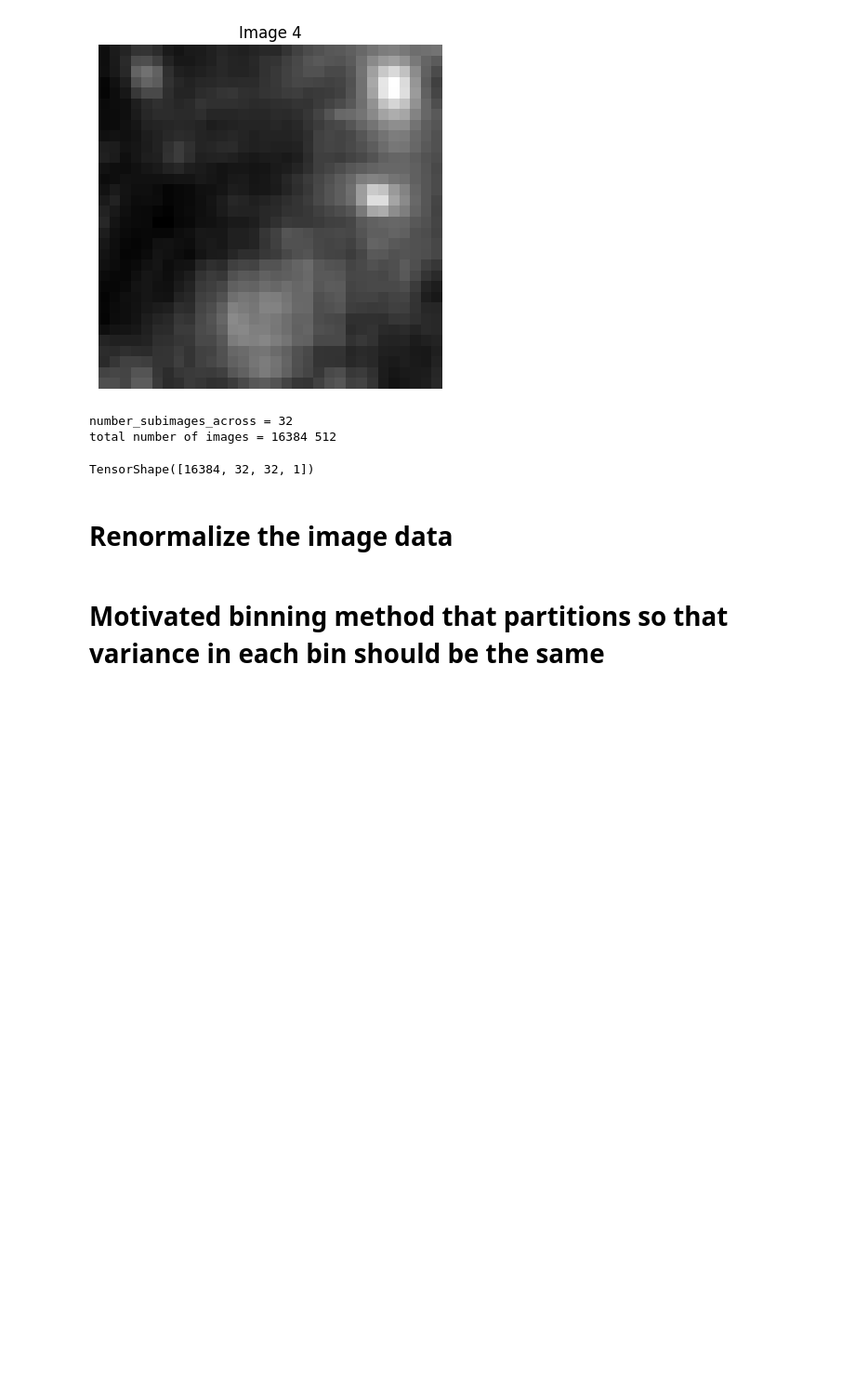
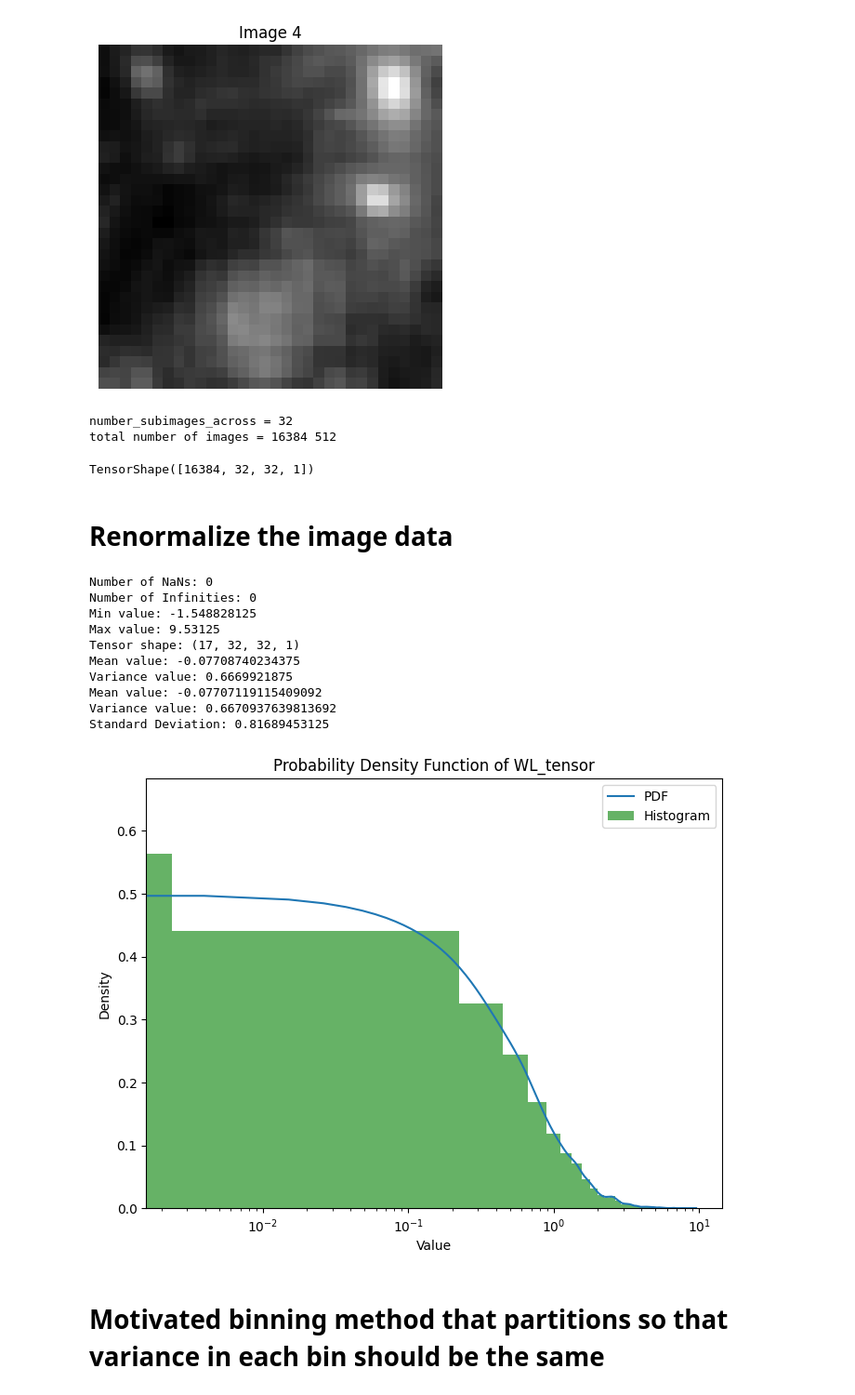
Before and after one commit to astromcquinn/cosmological_compression, a Jupyter notebook: imageTransformerWeakLensing.ipynb, the cells around one changed output. Shown: that part at 93% size. Cells and saved outputs as stored; diff of their text form; code cells hidden in the pictures; blank space fills up the shorter version.

```diff
--- a/imageTransformerWeakLensing.ipynb
+++ b/imageTransformerWeakLensing.ipynb
@@ -86,7 +86,9 @@ Num GPUs Available:  1
 # %% [markdown]
 # Read into memory the data
 # %%
-#import wl_auxiliary
+#parameters we need
+normalize_by_RMS = True #first time set to zero
+LOGFIELD = False
 
 def get_labels_for_file(dir_name):
     """
@@ -146,9 +148,9 @@ for idy, dir_name in enumerate(all_directories):
 
             original_data = hdul[0].data
 
-            if RMS == 0: #get RMS to divide by for first file to normalize everything
-                RMS = np.sqrt(np.var(hdul[0].data))
-                print(f"RMS={RMS}")
+            #if RMS == 0: #get RMS to divide by for first file to normalize everything
+            #    RMS = np.sqrt(np.var(hdul[0].data))
+            #    print(f"RMS={RMS}")
 
             ##get rid of NANs, which affects a few files
             #if np.isnan(original_data).any():
@@ -157,7 +159,7 @@ for idy, dir_name in enumerate(all_directories):
             for i in range(number_subimages_across):
                 for j in range(number_subimages_across):
                     data_array[idy][numsubimages*idx+ number_subimages_across*i+j] = original_data[sub_image_size*i:sub_image_size*(i+1),\
-                                                                  sub_image_size*j:sub_image_size*(j+1)]/RMS
+                                                                  sub_image_size*j:sub_image_size*(j+1)]
                 number_subimages_total +=1
 
 
@@ -168,6 +170,19 @@ for idy, dir_name in enumerate(all_directories):
 
 
     #flatten data_array[idy][numsubimages*idx+ number_subimages_across*i+j]
+
+if LOGFIELD:
+    meanf = np.mean(data_array)
+    stdf = np.std(data_array)
+    minf = np.min(data_array)
+    data_array = np.log((data_array-minf)/stdf + 1e-3)  #this was 1e-30 before 10/29/24, but 1e-3 makes sense to me
+    print("LOGFIELD = True :  mean, std, min", meanf, stdf, minf)
+elif normalize_by_RMS:
+    stdf = np.std(data_array)
+    data_array = data_array/stdf
+    print(stdf)
+    print("normalize_by_RMS = True : std", stdf)
+
 WL_tensor = tf.convert_to_tensor(data_array)
 
 WL_tensor = tf.reshape(WL_tensor, (-1, WL_tensor.shape[2], WL_tensor.shape[3]));
@@ -237,7 +248,7 @@ def welford_algorithm(data):
     variance = M2 / (n - 1) if n > 1 else float('nan')
     return mean, variance
 
-calculate_statistics = False
+calculate_statistics = True
 
 if calculate_statistics:
     # Assuming WL_tensor is a TensorFlow tensor of floating-point numbers
@@ -278,33 +289,45 @@ if calculate_statistics:
 
     # Calculate mean and variance using Welford's algorithm
     mean_value, variance_value = welford_algorithm(WL_tensor_flat)
     print(f"Mean value: {mean_value}")
     print(f"Variance value: {variance_value}")
 
 
     # Calculate the standard deviation
     std_dev = np.std(WL_tensor_np)
     print(f"Standard Deviation: {std_dev}")
 
     DO_KDE= True
     if DO_KDE:
         # Flatten the tensor to 1D for PDF calculation
         WL_tensor_flat = WL_tensor_np.flatten()
 
         # Calculate the PDF using Gaussian Kernel Density Estimation
         kde = gaussian_kde(WL_tensor_flat)
         x_values = np.linspace(WL_tensor_flat.min(), WL_tensor_flat.max(), 1000)
         pdf_values = kde(x_values)
 
         # Plot the PDF
         plt.figure(figsize=(8, 6))
         plt.semilogx(x_values, pdf_values, label='PDF')
         plt.hist(WL_tensor_flat, bins=50, density=True, alpha=0.6, color='g', label='Histogram')
         plt.title('Probability Density Function of WL_tensor')
         plt.xlabel('Value')
         plt.ylabel('Density')
         plt.legend()
         plt.show()
+# %% [output]
+Number of NaNs: 0
+Number of Infinities: 0
+Min value: -1.548828125
+Max value: 9.53125
+Tensor shape: (17, 32, 32, 1)
+Mean value: -0.07708740234375
+Variance value: 0.6669921875
+Mean value: -0.07707119115409092
+Variance value: 0.6670937639813692
+Standard Deviation: 0.81689453125
+[figure, added]
 # %% [markdown]
 # Motivated binning method that partitions so that variance in each bin should be the same
 # %%
```
Also changed, not shown: parts of 11 cells of this notebook.
